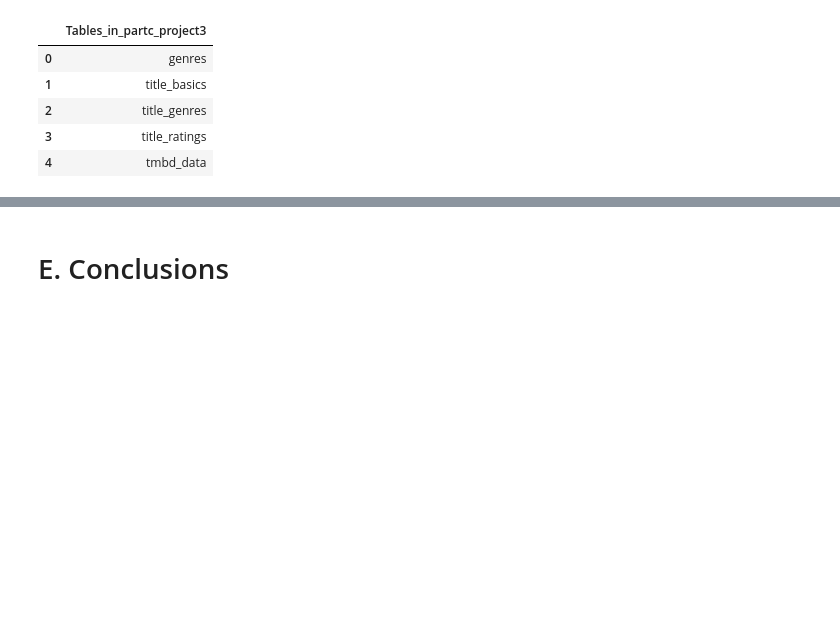
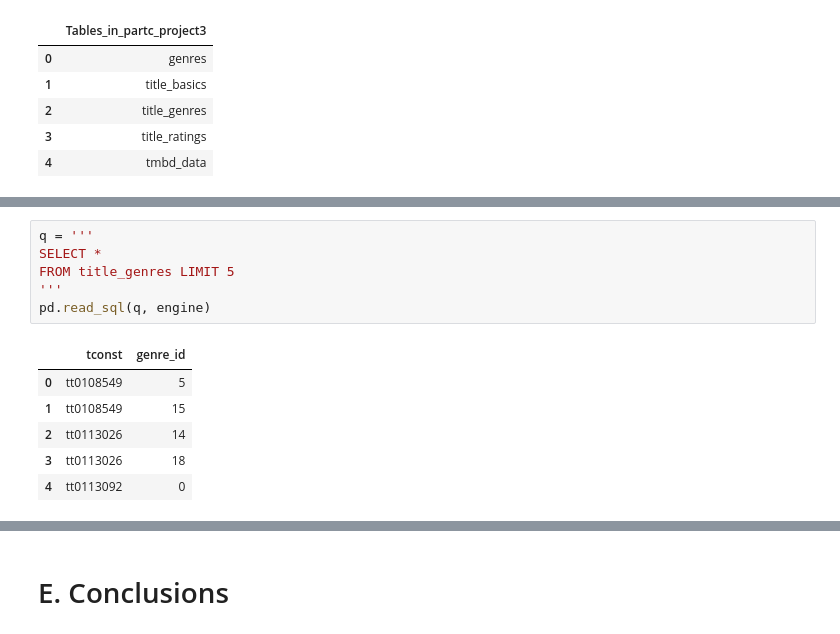
Before and after one commit to edleafvirtual/Project-3-IMDb-Successful-movie, a Jupyter notebook: Part C - ETL process.ipynb, the cells around one changed output, grey strips where cells are left out. Drawn from its saved outputs; the diff is of its cells as text; blank space fills up the shorter version.

```diff
--- a/Part C - ETL process.ipynb
+++ b/Part C - ETL process.ipynb
@@ -523,0 +543,13 @@ pd.read_sql(q, engine)
+# %%
+q = '''
+SELECT *
+FROM title_genres LIMIT 5
+'''
+pd.read_sql(q, engine)
+# %% [output]
+|  | tconst | genre_id |
+| 0 | tt0108549 | 5 |
+| 1 | tt0108549 | 15 |
+| 2 | tt0113026 | 14 |
+| 3 | tt0113026 | 18 |
+| 4 | tt0113092 | 0 |
```
Also changed, not shown: parts of 12 cells of this notebook.
